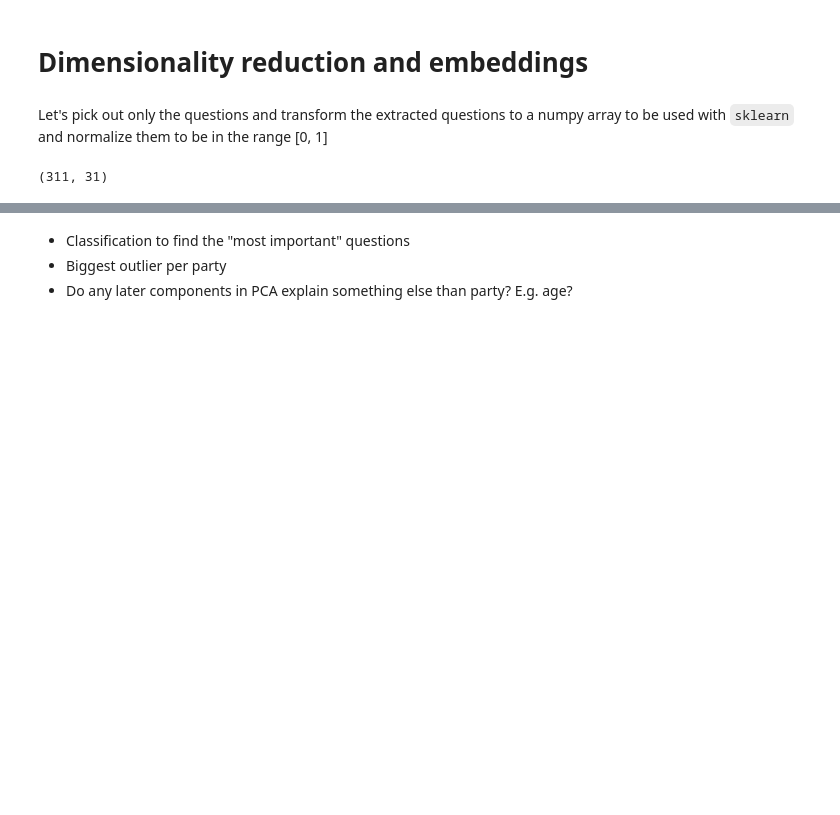
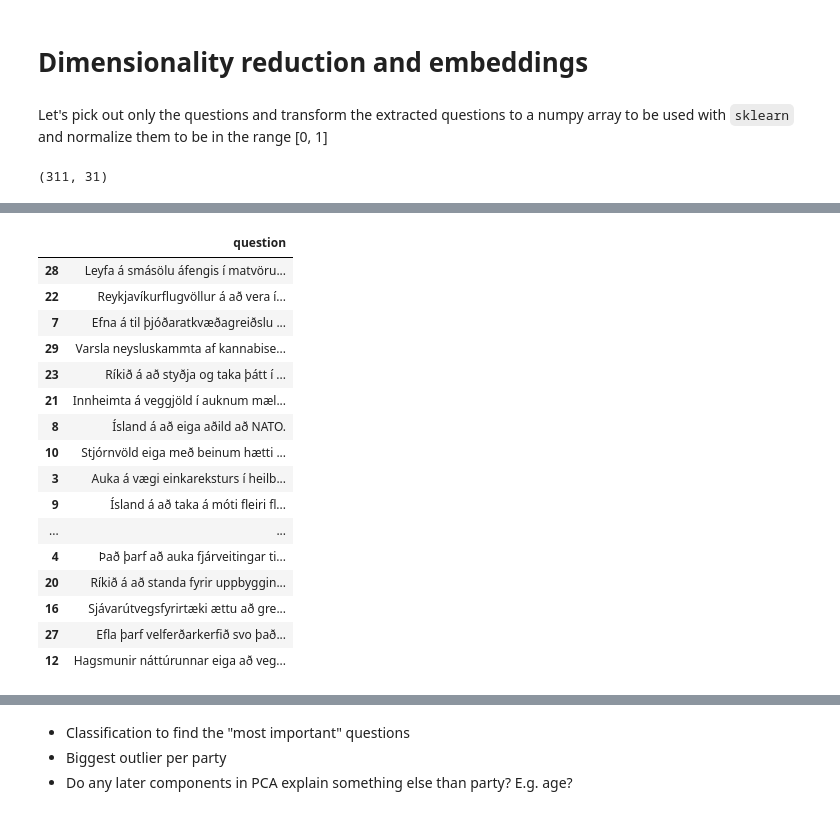
Before and after one commit to roberttorfason/blog, a Jupyter notebook: _notebooks/2021-09-22-kosningaprof.ipynb, the cells around one changed output, grey strips where cells are left out. Cells and saved outputs as stored; diff of their text form; code cells hidden in the pictures; blank space fills up the shorter version.

```diff
--- a/_notebooks/2021-09-22-kosningaprof.ipynb
+++ b/_notebooks/2021-09-22-kosningaprof.ipynb
@@ -174,0 +221,20 @@ x_pca = pca.fit_transform(x)
+# %%
+df_questions[["question"]].iloc[np.argsort(np.abs(pca.components_[1]))[::-1]]
+# %% [output]
+|  | question |
+| 28 | Leyfa á smásölu áfengis í matvöru... |
+| 22 | Reykjavíkurflugvöllur á að vera í... |
+| 7 | Efna á til þjóðaratkvæðagreiðslu ... |
+| 29 | Varsla neysluskammta af kannabise... |
+| 23 | Ríkið á að styðja og taka þátt í ... |
+| 21 | Innheimta á veggjöld í auknum mæl... |
+| 8 | Ísland á að eiga aðild að NATO. |
+| 10 | Stjórnvöld eiga með beinum hætti ... |
+| 3 | Auka á vægi einkareksturs í heilb... |
+| 9 | Ísland á að taka á móti fleiri fl... |
+| ... | ... |
+| 4 | Það þarf að auka fjárveitingar ti... |
+| 20 | Ríkið á að standa fyrir uppbyggin... |
+| 16 | Sjávarútvegsfyrirtæki ættu að gre... |
+| 27 | Efla þarf velferðarkerfið svo það... |
+| 12 | Hagsmunir náttúrunnar eiga að veg... |
```
Also changed, not shown: parts of 54 cells of this notebook.
